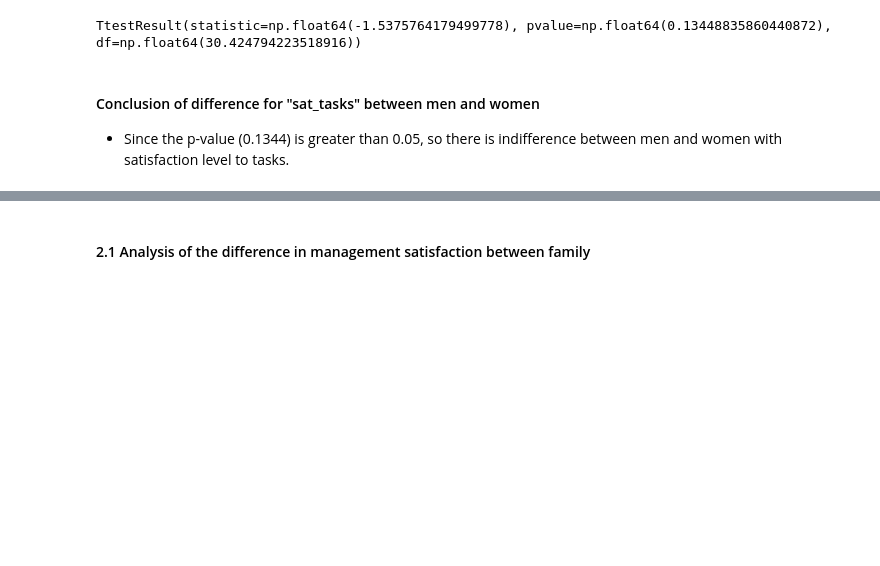
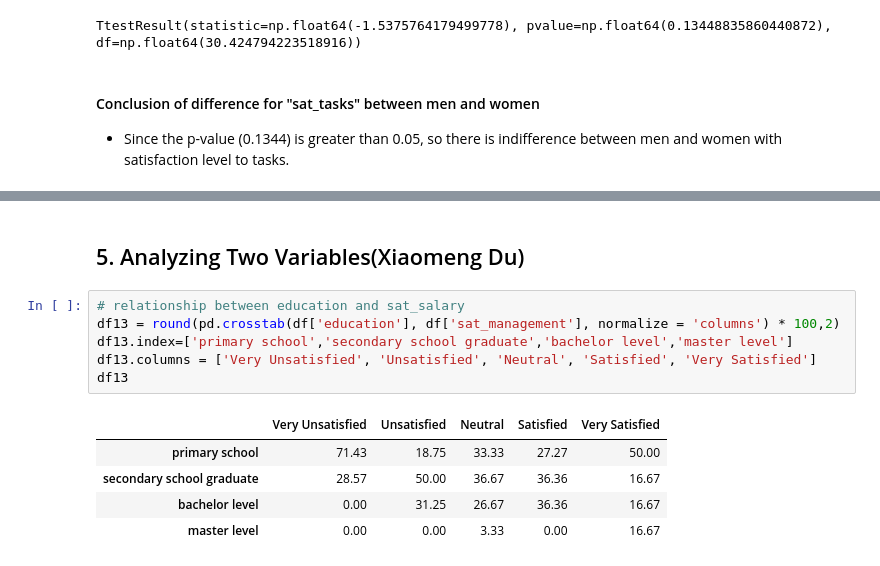
Before and after one commit to qiaoqiaozou/-Final-Project-Data-processing-, a Jupyter notebook: Analyzing_WorkPlaceSatisfactionSurveyData.ipynb, the cells around one changed output, grey strips where cells are left out. Saved outputs shown, nothing was run; the diff lists cells and outputs as text; blank space fills up the shorter version.

Commit message:
add xiaomeng's

```diff
--- a/Analyzing_WorkPlaceSatisfactionSurveyData.ipynb
+++ b/Analyzing_WorkPlaceSatisfactionSurveyData.ipynb
@@ -869,2 +883,14 @@ df5
-# %% [markdown]
-#### 2.1  Analysis of the difference in  management satisfaction between family
+# %% [markdown]
+## 5. Analyzing Two Variables(Xiaomeng Du)
+# %%
+# relationship between education and sat_salary
+df13 = round(pd.crosstab(df['education'], df['sat_management'], normalize = 'columns') * 100,2)
+df13.index=['primary school','secondary school graduate','bachelor level','master level']
+df13.columns = ['Very Unsatisfied', 'Unsatisfied', 'Neutral', 'Satisfied', 'Very Satisfied']
+df13
+# %% [output]
+|  | Very Unsatisfied | Unsatisfied | Neutral | Satisfied | Very Satisfied |
+| primary school | 71.43 | 18.75 | 33.33 | 27.27 | 50.00 |
+| secondary school graduate | 28.57 | 50.00 | 36.67 | 36.36 | 16.67 |
+| bachelor level | 0.00 | 31.25 | 26.67 | 36.36 | 16.67 |
+| master level | 0.00 | 0.00 | 3.33 | 0.00 | 16.67 |
```
Also changed, not shown: parts of 15 cells of this notebook.
